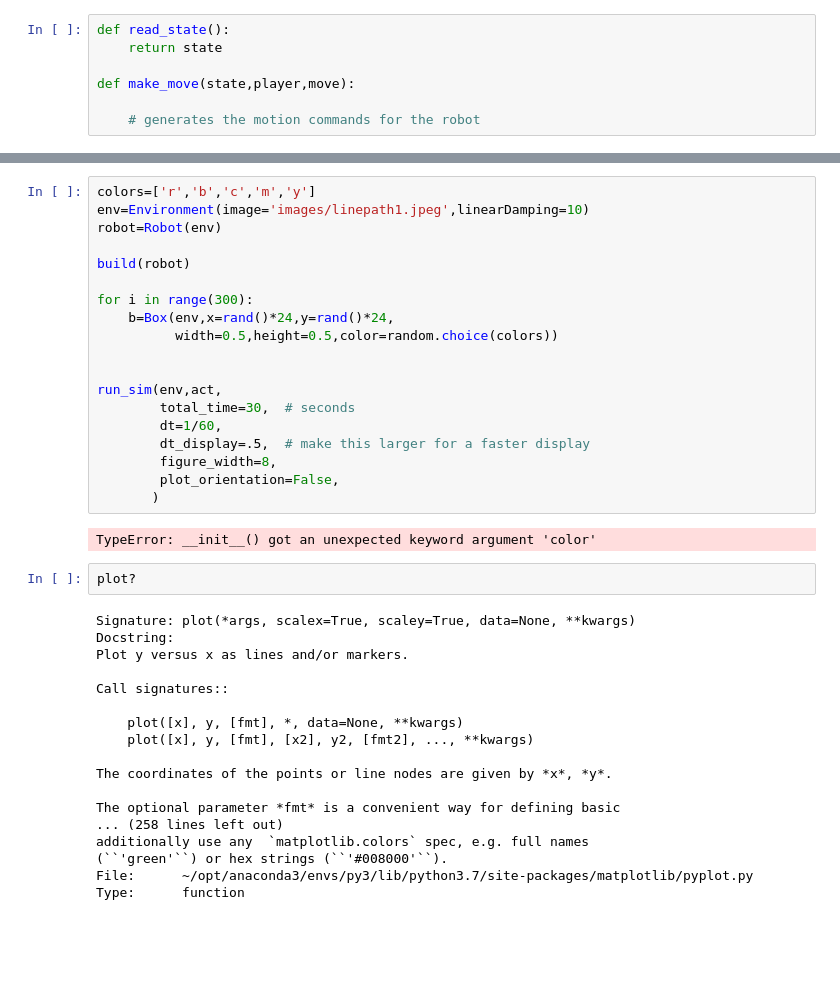
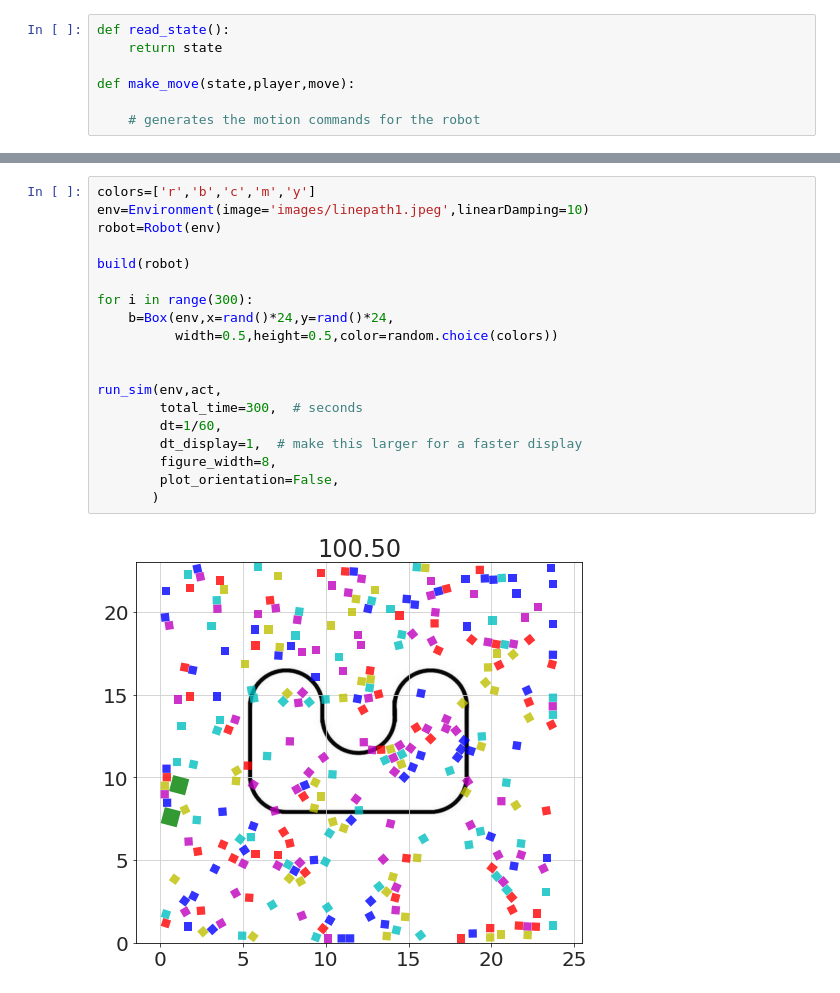
Before and after one commit to bblais/AI-and-Robotics-Fall-2020-Class-Notebooks, a Jupyter notebook: 2020-10-12 - Misc with Take Picture.ipynb, the cells around one changed output, grey strips where cells are left out. Drawn from its saved outputs; the diff is of its cells as text; blank space fills up the shorter version.

```diff
--- a/2020-10-12 - Misc with Take Picture.ipynb
+++ b/2020-10-12 - Misc with Take Picture.ipynb
@@ -130,41 +162,21 @@ def make_move(state,player,move):
 # %%
 colors=['r','b','c','m','y']
 env=Environment(image='images/linepath1.jpeg',linearDamping=10)
 robot=Robot(env)
 
 build(robot)
 
 for i in range(300):
     b=Box(env,x=rand()*24,y=rand()*24,
           width=0.5,height=0.5,color=random.choice(colors))
 
 
 run_sim(env,act,
-        total_time=30,  # seconds
+        total_time=300,  # seconds
         dt=1/60,
-        dt_display=.5,  # make this larger for a faster display
+        dt_display=1,  # make this larger for a faster display
         figure_width=8,
         plot_orientation=False,
        )
 # %% [output]
-TypeError: __init__() got an unexpected keyword argument 'color'
+[figure, added]
-# %%
-plot?
-# %% [output]
-Signature: plot(*args, scalex=True, scaley=True, data=None, **kwargs)
-Docstring:
-Plot y versus x as lines and/or markers.
-
-Call signatures::
-
-    plot([x], y, [fmt], *, data=None, **kwargs)
-    plot([x], y, [fmt], [x2], y2, [fmt2], ..., **kwargs)
-
-The coordinates of the points or line nodes are given by *x*, *y*.
-
-The optional parameter *fmt* is a convenient way for defining basic
-... (258 lines left out)
-additionally use any  `matplotlib.colors` spec, e.g. full names
-(``'green'``) or hex strings (``'#008000'``).
-File:      ~/opt/anaconda3/envs/py3/lib/python3.7/site-packages/matplotlib/pyplot.py
-Type:      function
```
Also changed, not shown: parts of 4 cells of this notebook, 1 other file.
